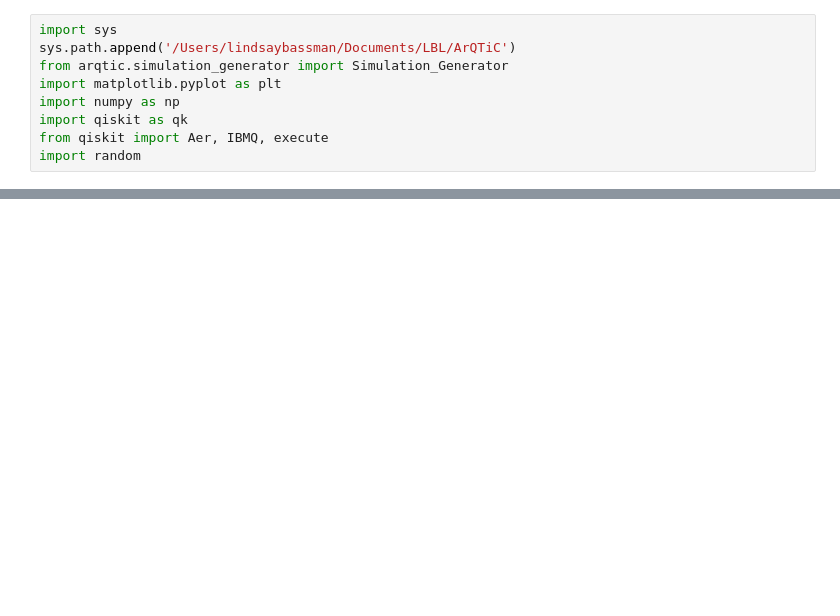
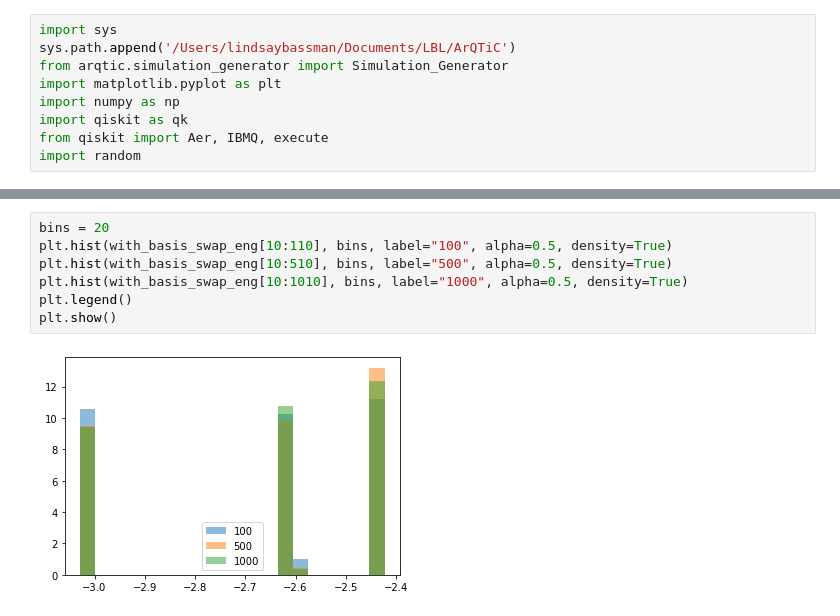
Before and after one commit to lebassman/ArQTiC, a Jupyter notebook: examples/QITE_example.ipynb, the cells around one changed output, grey strips where cells are left out. Cells and saved outputs as stored; diff of their text form; blank space fills up the shorter version.

```diff
--- a/examples/QITE_example.ipynb
+++ b/examples/QITE_example.ipynb
@@ -137,0 +143,9 @@ unitary140248279709488 q[0],q[1];
+# %%
+bins = 20
+plt.hist(with_basis_swap_eng[10:110], bins, label="100", alpha=0.5, density=True)
+plt.hist(with_basis_swap_eng[10:510], bins, label="500", alpha=0.5, density=True)
+plt.hist(with_basis_swap_eng[10:1010], bins, label="1000", alpha=0.5, density=True)
+plt.legend()
+plt.show()
+# %% [output]
+[figure, added]
```
Also changed, not shown: parts of 7 cells of this notebook, 8 other files.
